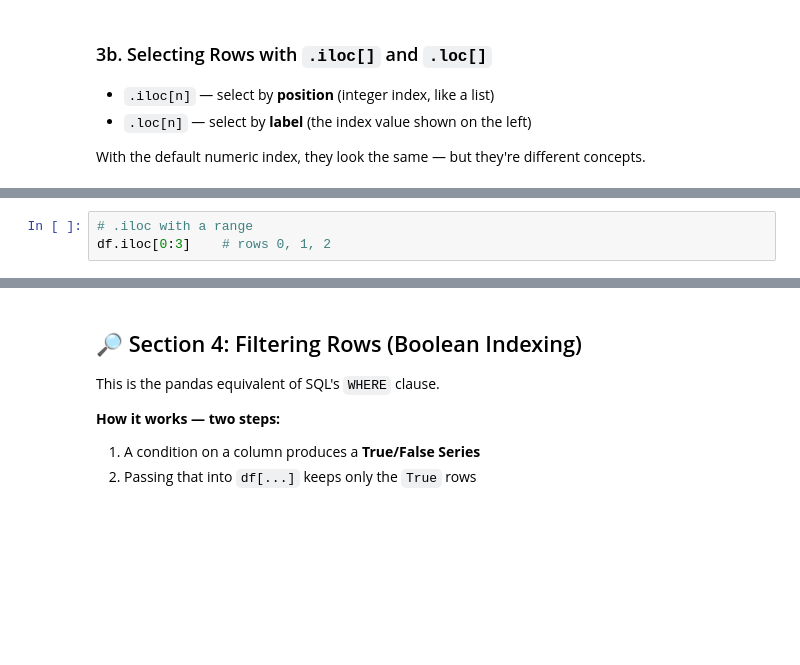
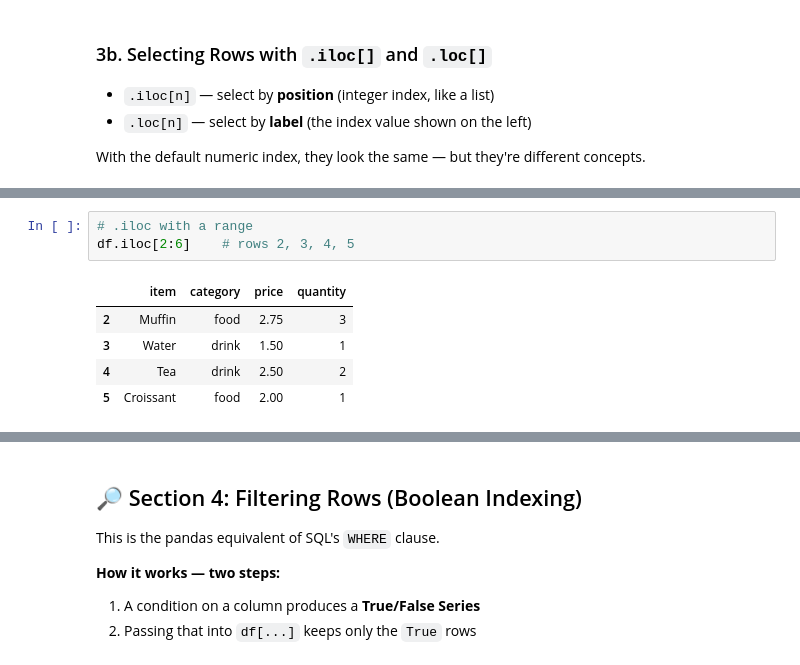
Before and after one commit to BrianCarela/Data-analytics-practice, a Jupyter notebook: 02_pandas_and_numpy/02_00_dataframes.ipynb, the cells around one changed output, grey strips where cells are left out. Saved outputs shown, nothing was run; the diff lists cells and outputs as text; blank space fills up the shorter version.

```diff
--- a/02_pandas_and_numpy/02_00_dataframes.ipynb
+++ b/02_pandas_and_numpy/02_00_dataframes.ipynb
@@ -124,5 +220,11 @@ df.iloc[0]      # first row
 # %%
 # .iloc with a range
-df.iloc[0:3]    # rows 0, 1, 2
+df.iloc[2:6]    # rows 2, 3, 4, 5
+# %% [output]
+|  | item | category | price | quantity |
+| 2 | Muffin | food | 2.75 | 3 |
+| 3 | Water | drink | 1.50 | 1 |
+| 4 | Tea | drink | 2.50 | 2 |
+| 5 | Croissant | food | 2.00 | 1 |
 # %%
 # .loc — by label
```
Also changed, not shown: parts of 21 cells of this notebook.
